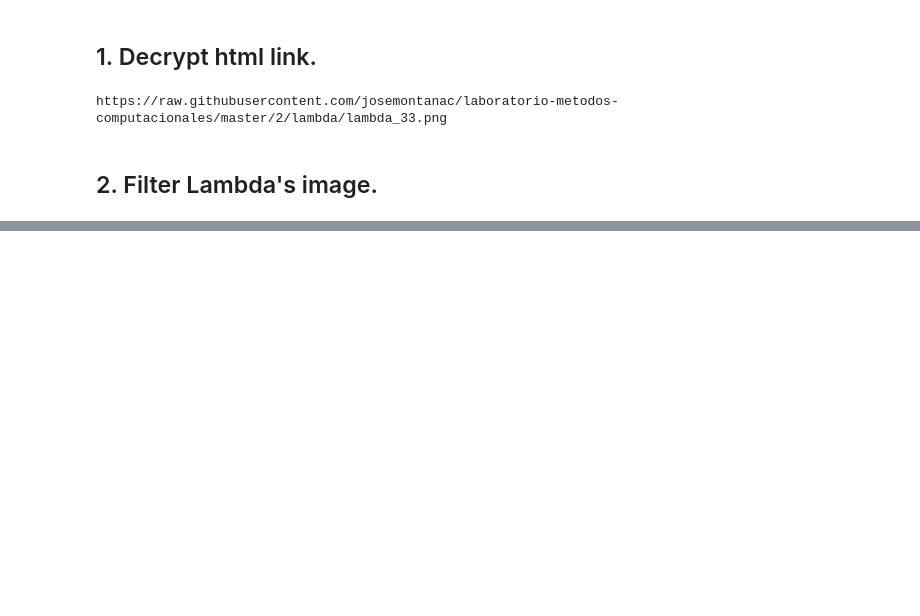
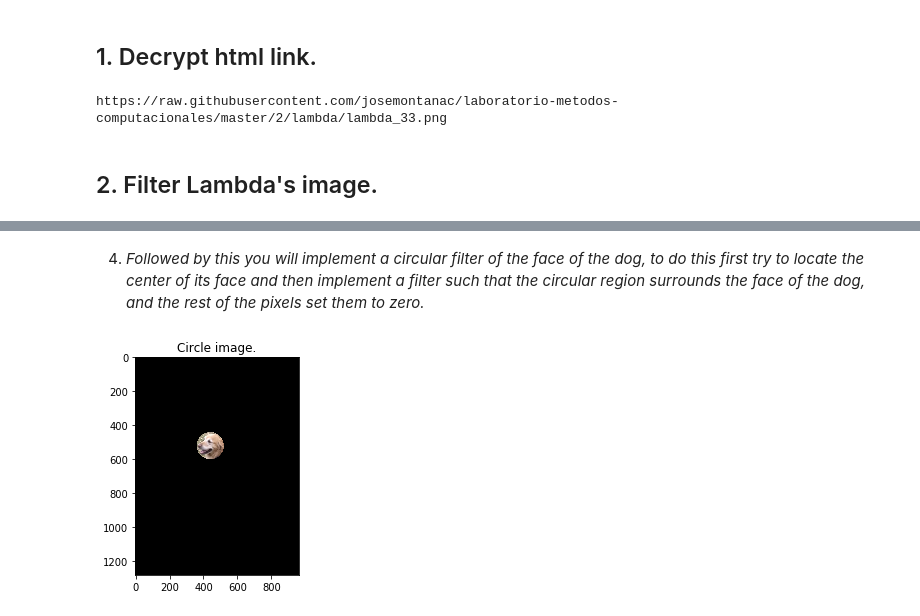
Before and after one commit to m-mejiap/Lab, a Jupyter notebook: Ex3.ipynb, the cells around one changed output, grey strips where cells are left out. Drawn from its saved outputs; the diff is of its cells as text; code cells hidden in the pictures; blank space fills up the shorter version.

```diff
--- a/Ex3.ipynb
+++ b/Ex3.ipynb
@@ -28,0 +85,17 @@ https://raw.githubusercontent.com/josemontanac/laboratorio-metodos-computacional
+# %% [markdown]
+4. _Followed by this you will implement a circular filter of the face of the dog, to do this first try to locate the center of its face and then implement a filter such that the circular region surrounds the face of the dog, and the rest of the pixels set them to zero._
+# %%
+from scipy.spatial import distance
+
+img4 = np.copy(img)
+
+for i in range(len(img[:,0,0])):
+    for j in range(len(img[0,:,0])):
+        if(distance.euclidean([i,j],[520,440])>80):
+            img4[i,j,:] = 0
+
+imgplot = plt.imshow(img4)
+plt.title("Circle image.")
+plt.show()
+# %% [output]
+[figure, added]
```
Also changed, not shown: parts of 11 cells of this notebook.
